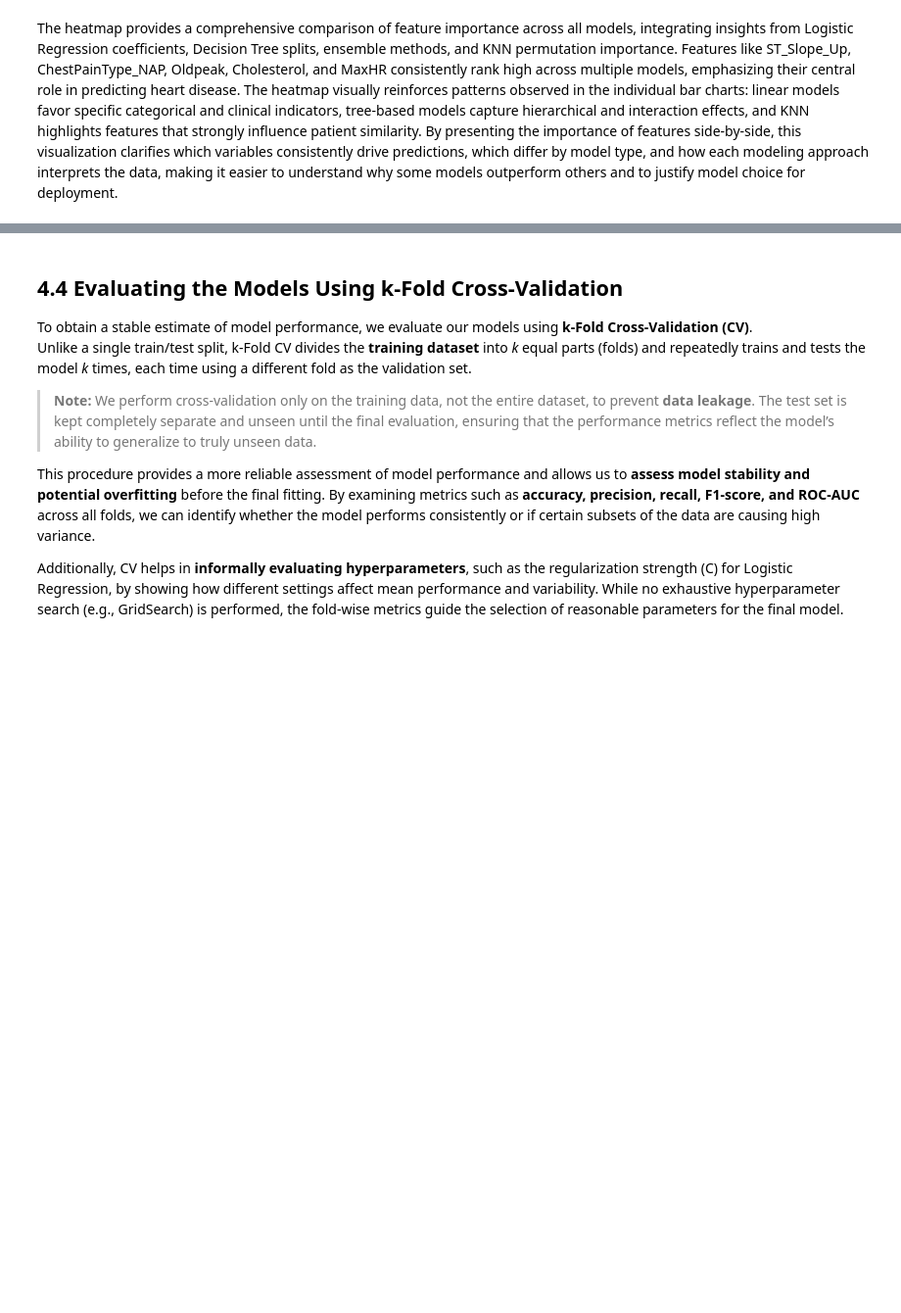
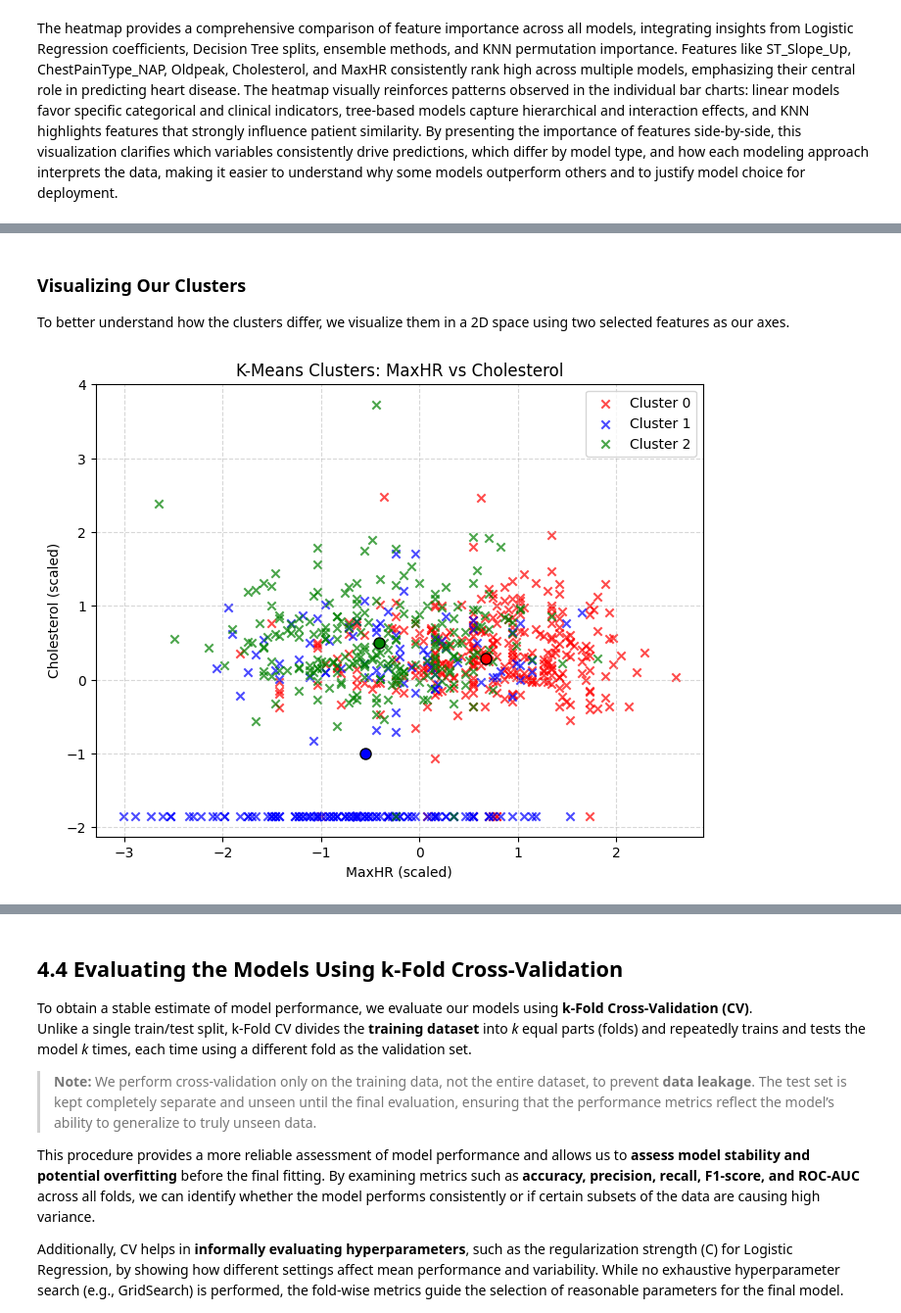
Before and after one commit to JoshH6538/heart-prediction-ml, a Jupyter notebook: Project_Report.ipynb, the cells around one changed output, grey strips where cells are left out. Shown at 98% size. Saved outputs shown, nothing was run; the diff lists cells and outputs as text; code cells hidden in the pictures; blank space fills up the shorter version.

Commit message:
feat(features): Added cluster analysis (Andrew's work)

```diff
--- a/Project_Report.ipynb
+++ b/Project_Report.ipynb
@@ -899,0 +948,28 @@ The heatmap provides a comprehensive comparison of feature importance across all
+# %% [markdown]
+### Visualizing Our Clusters
+To better understand how the clusters differ, we visualize them in a 2D space using two selected features as our axes.
+# %%
+X_scaled_df = pd.DataFrame(X_train_final_scaled, columns=X_train_final_scaled.columns)
+
+x_col, y_col = 'MaxHR', 'Cholesterol'
+ix = X_scaled_df.columns.get_loc(x_col)
+iy = X_scaled_df.columns.get_loc(y_col)
+
+plt.figure(figsize=(8,6))
+for l, c in zip([0,1,2], ['red','blue','green']):
+    m = (labels == l)
+    plt.scatter(X_scaled_df.iloc[m, ix],
+                X_scaled_df.iloc[m, iy],
+                color=c, marker='x', alpha=0.7, label=f'Cluster {l}')
+
+    plt.plot(centers[l, ix], centers[l, iy], 'o',
+             markerfacecolor=c, markeredgecolor='k', markersize=8)
+
+plt.xlabel(f'{x_col} (scaled)')
+plt.ylabel(f'{y_col} (scaled)')
+plt.title('K-Means Clusters: MaxHR vs Cholesterol')
+plt.legend()
+plt.grid(True, linestyle='--', alpha=0.5)
+plt.show()
+# %% [output]
+[figure, added]
```
Also changed, not shown: parts of 27 cells of this notebook.
